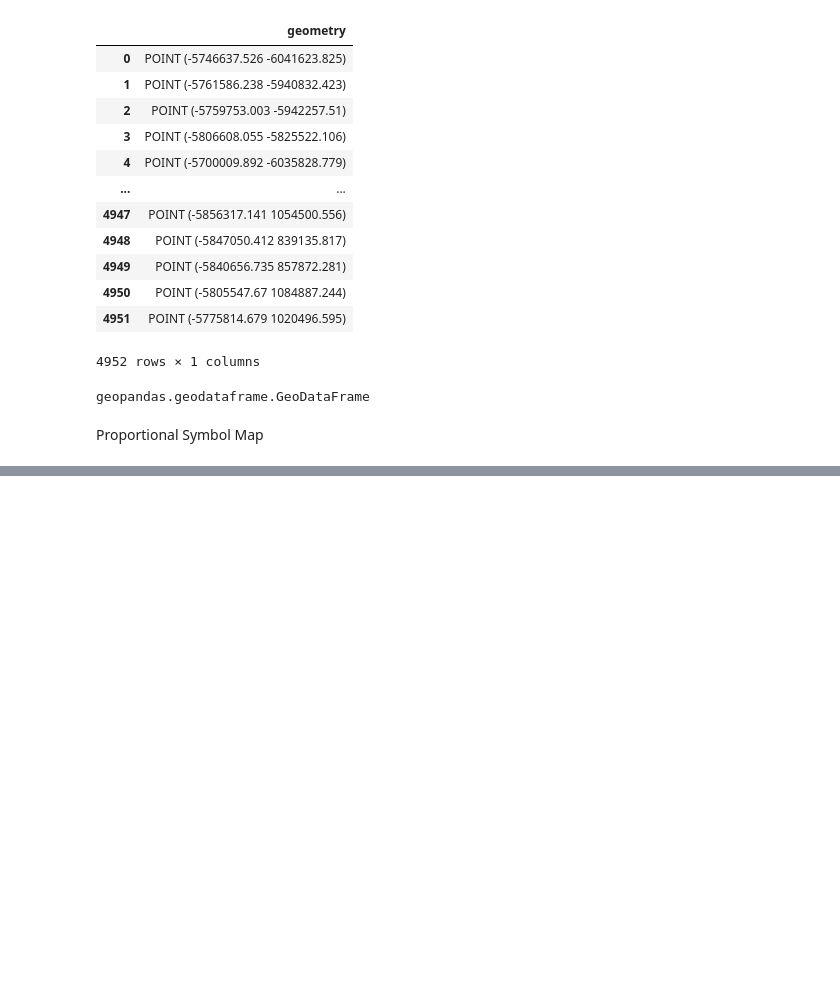
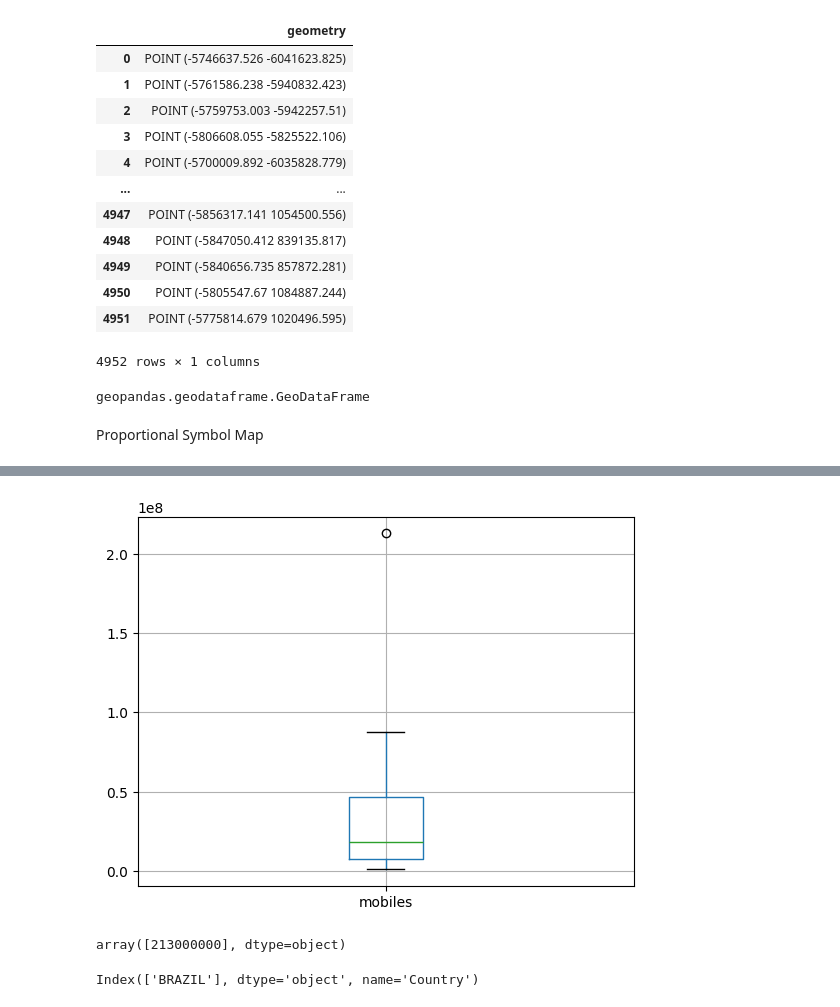
Before and after one commit to Spatial-Data-Analytics-2025/Homework1, a Jupyter notebook: Homework_1.ipynb, the cells around one changed output, grey strips where cells are left out. Saved outputs shown, nothing was run; the diff lists cells and outputs as text; code cells hidden in the pictures; blank space fills up the shorter version.

```diff
--- a/Homework_1.ipynb
+++ b/Homework_1.ipynb
@@ -286,0 +397,2 @@ Proportional Symbol Map
+# %%
+South_America_8857_symbols["geometry"]=South_America_8857.representative_point().values
@@ -286,0 +404,14 @@ Proportional Symbol Map
+# %%
+boxplotInfo=South_America_8857_symbols.boxplot(column='mobiles',return_type="dict")
+# %% [output]
+[figure, added]
+# %%
+outliers=boxplotInfo['fliers'][0].get_ydata()
+## see
+outliers
+# %% [output]
+array([213000000], dtype=object)
+# %%
+South_America_8857_symbols[South_America_8857_symbols.mobiles.isin(outliers)].index
+# %% [output]
+Index(['BRAZIL'], dtype='object', name='Country')
```
Also changed, not shown: parts of 30 cells of this notebook, 2 other files.
